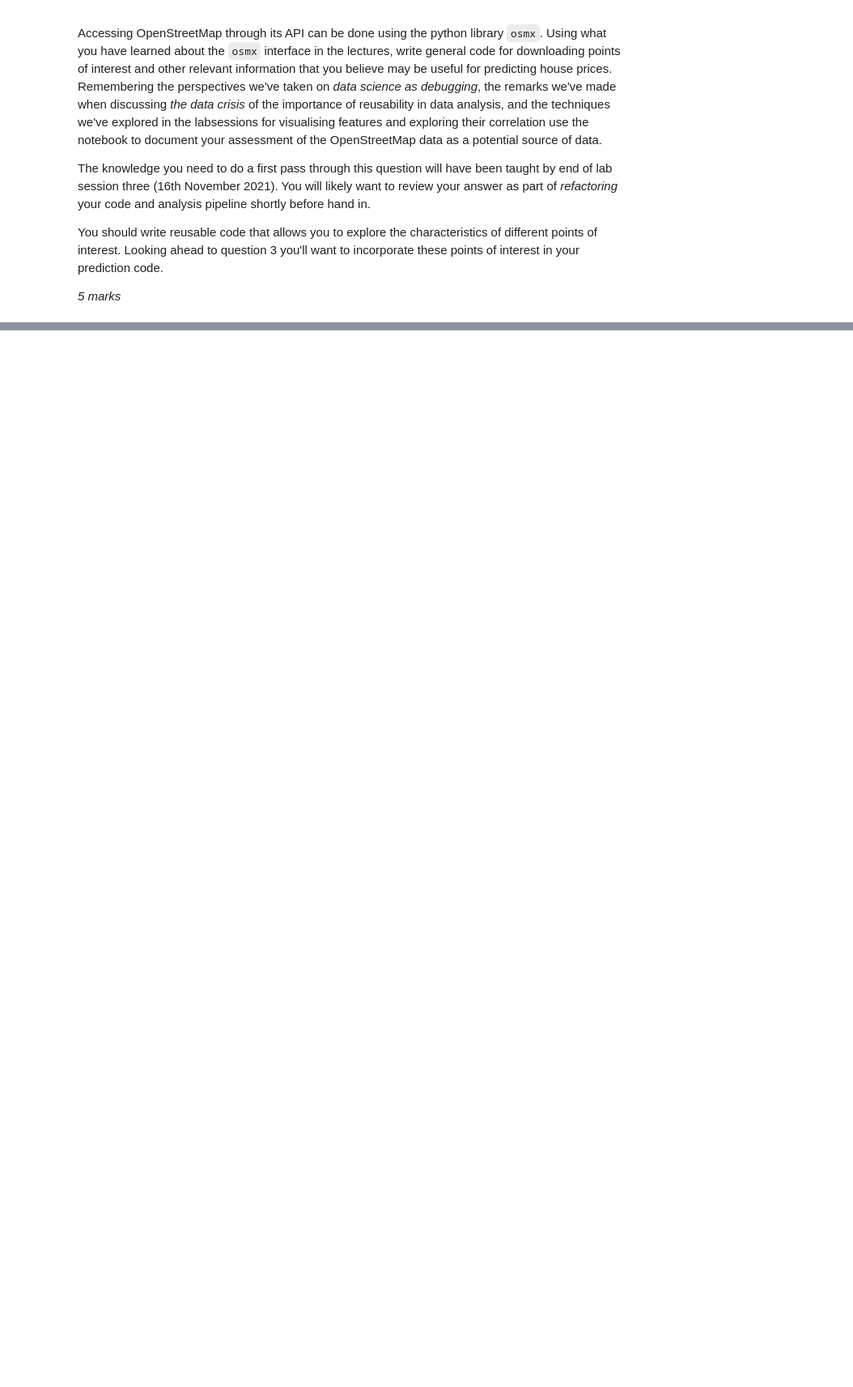
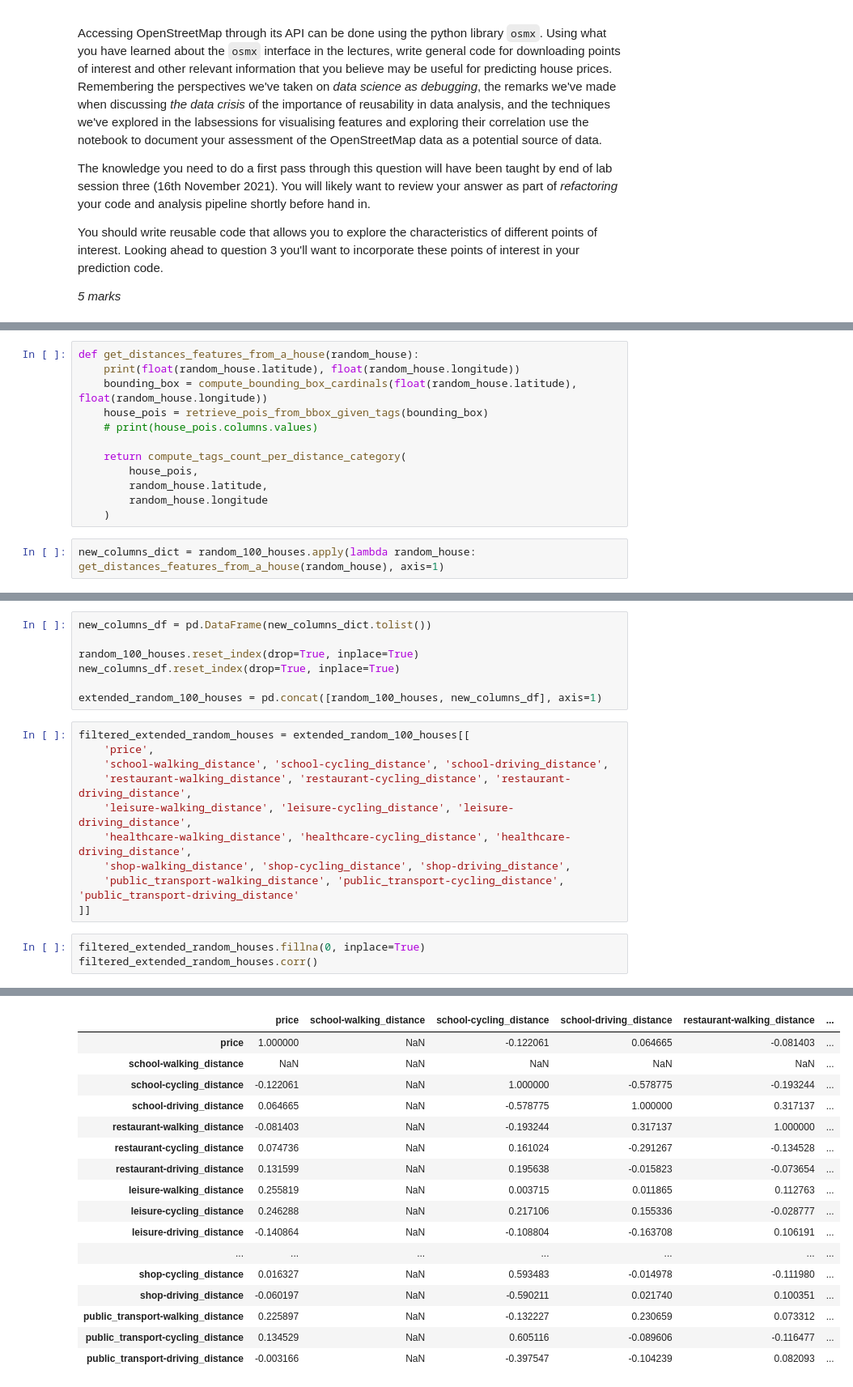
Before and after one commit to StefanPitur/advds, a Jupyter notebook: notebooks/ads_course_assessment.ipynb, the cells around one changed output, grey strips where cells are left out. Shown: that part at 81% size. Cells and saved outputs as stored; diff of their text form; blank space fills up the shorter version.

```diff
--- a/notebooks/ads_course_assessment.ipynb
+++ b/notebooks/ads_course_assessment.ipynb
@@ -589,0 +756,14 @@ You should write reusable code that allows you to explore the characteristics of
+# %%
+def get_distances_features_from_a_house(random_house):
+    print(float(random_house.latitude), float(random_house.longitude))
+    bounding_box = compute_bounding_box_cardinals(float(random_house.latitude), float(random_house.longitude))
+    house_pois = retrieve_pois_from_bbox_given_tags(bounding_box)
+    # print(house_pois.columns.values)
+
+    return compute_tags_count_per_distance_category(
+        house_pois,
+        random_house.latitude,
+        random_house.longitude
+    )
+# %%
+new_columns_dict = random_100_houses.apply(lambda random_house: get_distances_features_from_a_house(random_house), axis=1)
@@ -589,0 +788,21 @@ You should write reusable code that allows you to explore the characteristics of
+# %%
+new_columns_df = pd.DataFrame(new_columns_dict.tolist())
+
+random_100_houses.reset_index(drop=True, inplace=True)
+new_columns_df.reset_index(drop=True, inplace=True)
+
+extended_random_100_houses = pd.concat([random_100_houses, new_columns_df], axis=1)
+# %%
+filtered_extended_random_houses = extended_random_100_houses[[
+    'price',
+    'school-walking_distance', 'school-cycling_distance', 'school-driving_distance',
+    'restaurant-walking_distance', 'restaurant-cycling_distance', 'restaurant-driving_distance',
+    'leisure-walking_distance', 'leisure-cycling_distance', 'leisure-driving_distance',
+    'healthcare-walking_distance', 'healthcare-cycling_distance', 'healthcare-driving_distance',
+    'shop-walking_distance', 'shop-cycling_distance', 'shop-driving_distance',
+    'public_transport-walking_distance', 'public_transport-cycling_distance', 'public_transport-driving_distance'
+]]
+# %%
+filtered_extended_random_houses.fillna(0, inplace=True)
+filtered_extended_random_houses.corr()
+# %% [output]
@@ -589,0 +813,17 @@ You should write reusable code that allows you to explore the characteristics of
+|  | price | school-walking_distance | school-cycling_distance | school-driving_distance | restaurant-walking_distance | ... |
+| price | 1.000000 | NaN | -0.122061 | 0.064665 | -0.081403 | ... |
+| school-walking_distance | NaN | NaN | NaN | NaN | NaN | ... |
+| school-cycling_distance | -0.122061 | NaN | 1.000000 | -0.578775 | -0.193244 | ... |
+| school-driving_distance | 0.064665 | NaN | -0.578775 | 1.000000 | 0.317137 | ... |
+| restaurant-walking_distance | -0.081403 | NaN | -0.193244 | 0.317137 | 1.000000 | ... |
+| restaurant-cycling_distance | 0.074736 | NaN | 0.161024 | -0.291267 | -0.134528 | ... |
+| restaurant-driving_distance | 0.131599 | NaN | 0.195638 | -0.015823 | -0.073654 | ... |
+| leisure-walking_distance | 0.255819 | NaN | 0.003715 | 0.011865 | 0.112763 | ... |
+| leisure-cycling_distance | 0.246288 | NaN | 0.217106 | 0.155336 | -0.028777 | ... |
+| leisure-driving_distance | -0.140864 | NaN | -0.108804 | -0.163708 | 0.106191 | ... |
+| ... | ... | ... | ... | ... | ... | ... |
+| shop-cycling_distance | 0.016327 | NaN | 0.593483 | -0.014978 | -0.111980 | ... |
+| shop-driving_distance | -0.060197 | NaN | -0.590211 | 0.021740 | 0.100351 | ... |
+| public_transport-walking_distance | 0.225897 | NaN | -0.132227 | 0.230659 | 0.073312 | ... |
+| public_transport-cycling_distance | 0.134529 | NaN | 0.605116 | -0.089606 | -0.116477 | ... |
+| public_transport-driving_distance | -0.003166 | NaN | -0.397547 | -0.104239 | 0.082093 | ... |
```
Also changed, not shown: parts of 17 cells of this notebook, 4 other files.
